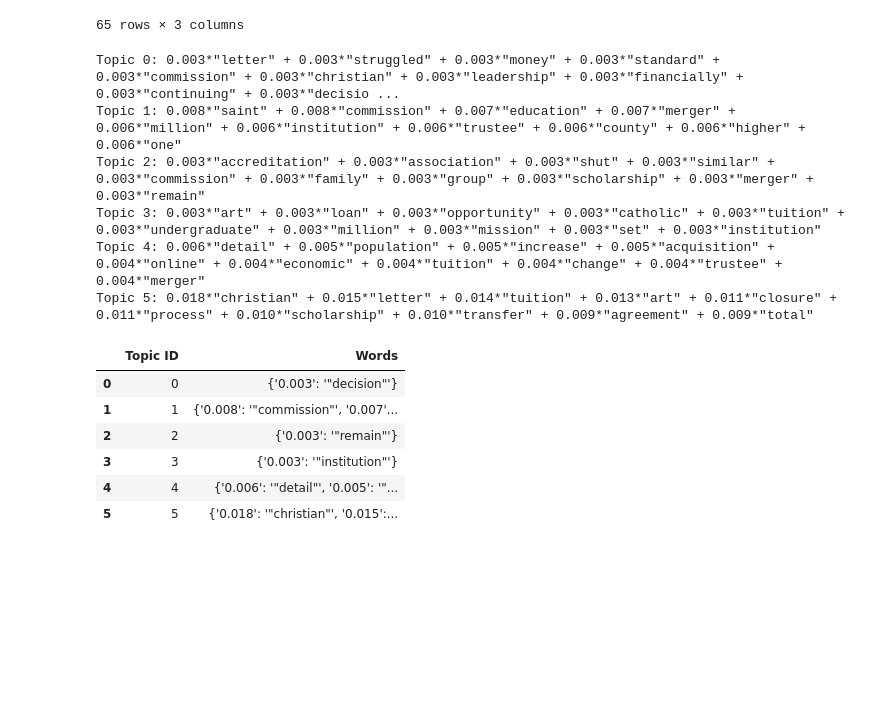
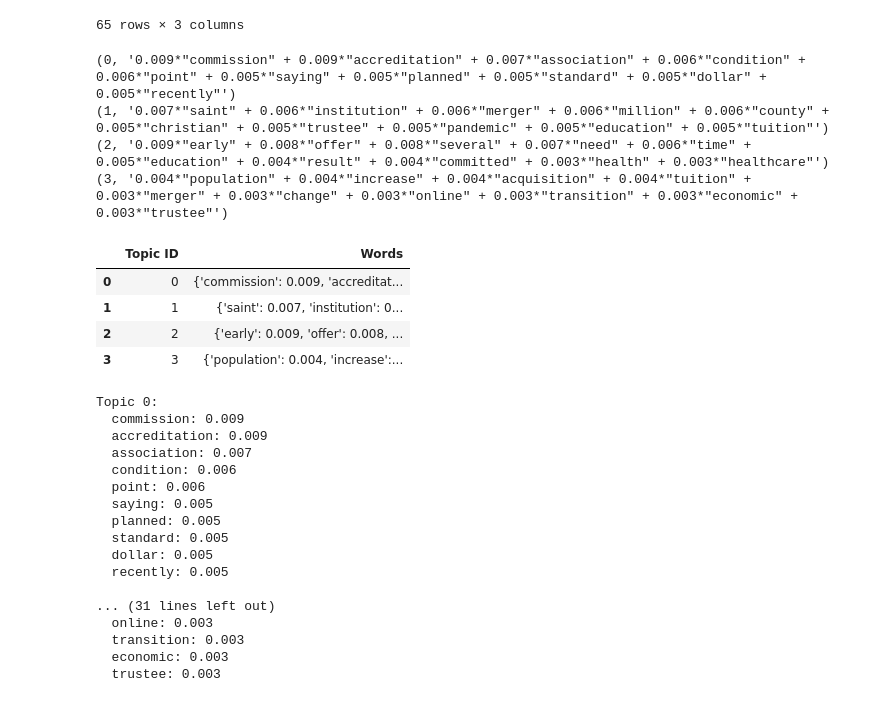
Before and after one commit to SepehrAkbari/enrollment-cliff, a Jupyter notebook: data/topicanalysis.ipynb, the cells around one changed output. Drawn from its saved outputs; the diff is of its cells as text; code cells hidden in the pictures; blank space fills up the shorter version.

```diff
--- a/data/topicanalysis.ipynb
+++ b/data/topicanalysis.ipynb
@@ -361,30 +361,57 @@ df
 | 64 | B. H. Carroll Theological Seminary | To 'eliminate redundancy in accre... | ['eliminate', 'redundancy', 'accr... |
 65 rows × 3 columns
 # %%
-num_topics = 6
+num_topics = 4
 lda_model = LdaModel(corpus=corpus_tfidf, id2word=dictionary, num_topics=num_topics, passes=15, random_state=rs)
 topics = lda_model.print_topics(num_words=10)
+# for topic in topics:
+#     print(f"Topic {topic[0]}: {topic[1]}")
 for topic in topics:
-    print(f"Topic {topic[0]}: {topic[1]}")
+    print(topic)
 # %% [output]
-Topic 0: 0.003*"letter" + 0.003*"struggled" + 0.003*"money" + 0.003*"standard" + 0.003*"commission" + 0.003*"christian" + 0.003*"leadership" + 0.003*"financially" + 0.003*"continuing" + 0.003*"decisio ...
-Topic 1: 0.008*"saint" + 0.008*"commission" + 0.007*"education" + 0.007*"merger" + 0.006*"million" + 0.006*"institution" + 0.006*"trustee" + 0.006*"county" + 0.006*"higher" + 0.006*"one"
-Topic 2: 0.003*"accreditation" + 0.003*"association" + 0.003*"shut" + 0.003*"similar" + 0.003*"commission" + 0.003*"family" + 0.003*"group" + 0.003*"scholarship" + 0.003*"merger" + 0.003*"remain"
-Topic 3: 0.003*"art" + 0.003*"loan" + 0.003*"opportunity" + 0.003*"catholic" + 0.003*"tuition" + 0.003*"undergraduate" + 0.003*"million" + 0.003*"mission" + 0.003*"set" + 0.003*"institution"
-Topic 4: 0.006*"detail" + 0.005*"population" + 0.005*"increase" + 0.005*"acquisition" + 0.004*"online" + 0.004*"economic" + 0.004*"tuition" + 0.004*"change" + 0.004*"trustee" + 0.004*"merger"
-Topic 5: 0.018*"christian" + 0.015*"letter" + 0.014*"tuition" + 0.013*"art" + 0.011*"closure" + 0.011*"process" + 0.010*"scholarship" + 0.010*"transfer" + 0.009*"agreement" + 0.009*"total"
+(0, '0.009*"commission" + 0.009*"accreditation" + 0.007*"association" + 0.006*"condition" + 0.006*"point" + 0.005*"saying" + 0.005*"planned" + 0.005*"standard" + 0.005*"dollar" + 0.005*"recently"')
+(1, '0.007*"saint" + 0.006*"institution" + 0.006*"merger" + 0.006*"million" + 0.006*"county" + 0.005*"christian" + 0.005*"trustee" + 0.005*"pandemic" + 0.005*"education" + 0.005*"tuition"')
+(2, '0.009*"early" + 0.008*"offer" + 0.008*"several" + 0.007*"need" + 0.006*"time" + 0.005*"education" + 0.004*"result" + 0.004*"committed" + 0.003*"health" + 0.003*"healthcare"')
+(3, '0.004*"population" + 0.004*"increase" + 0.004*"acquisition" + 0.004*"tuition" + 0.003*"merger" + 0.003*"change" + 0.003*"online" + 0.003*"transition" + 0.003*"economic" + 0.003*"trustee"')
-# %%
-topics_df = pd.DataFrame(topics, columns=['Topic ID', 'Words'])
-topics_df['Words'] = topics_df['Words'].apply(lambda x: dict([word.split('*') for word in x.split(' + ')]))
-topics_df
-# %% [output]
-|  | Topic ID | Words |
-| 0 | 0 | {'0.003': '"decision"'} |
-| 1 | 1 | {'0.008': '"commission"', '0.007'... |
-| 2 | 2 | {'0.003': '"remain"'} |
-| 3 | 3 | {'0.003': '"institution"'} |
-| 4 | 4 | {'0.006': '"detail"', '0.005': '"... |
-| 5 | 5 | {'0.018': '"christian"', '0.015':... |
+# %%
+topics_df = pd.DataFrame(topics, columns=['Topic ID', 'Words'])
+topics_df['Words'] = topics_df['Words'].apply(
+    lambda x: dict([
+        (word_part.split('*')[1].strip('"'), float(word_part.split('*')[0]))
+        for word_part in x.split(' +')
+    ])
+)
+topics_df
+# %% [output]
+|  | Topic ID | Words |
+| 0 | 0 | {'commission': 0.009, 'accreditat... |
+| 1 | 1 | {'saint': 0.007, 'institution': 0... |
+| 2 | 2 | {'early': 0.009, 'offer': 0.008, ... |
+| 3 | 3 | {'population': 0.004, 'increase':... |
+# %%
+for index, row in topics_df.iterrows():
+    print(f"Topic {row['Topic ID']}:")
+    for word, freq in row['Words'].items():
+        print(f"  {word}: {freq}")
+    print()
+# %% [output]
+Topic 0:
+  commission: 0.009
+  accreditation: 0.009
+  association: 0.007
+  condition: 0.006
+  point: 0.006
+  saying: 0.005
+  planned: 0.005
+  standard: 0.005
+  dollar: 0.005
+  recently: 0.005
+
+... (31 lines left out)
+  online: 0.003
+  transition: 0.003
+  economic: 0.003
+  trustee: 0.003
 # %%
 article_topics = []
 for i, doc_bow in enumerate(corpus_tfidf):
```
Also changed, not shown: parts of 4 cells of this notebook, 20 other files.
